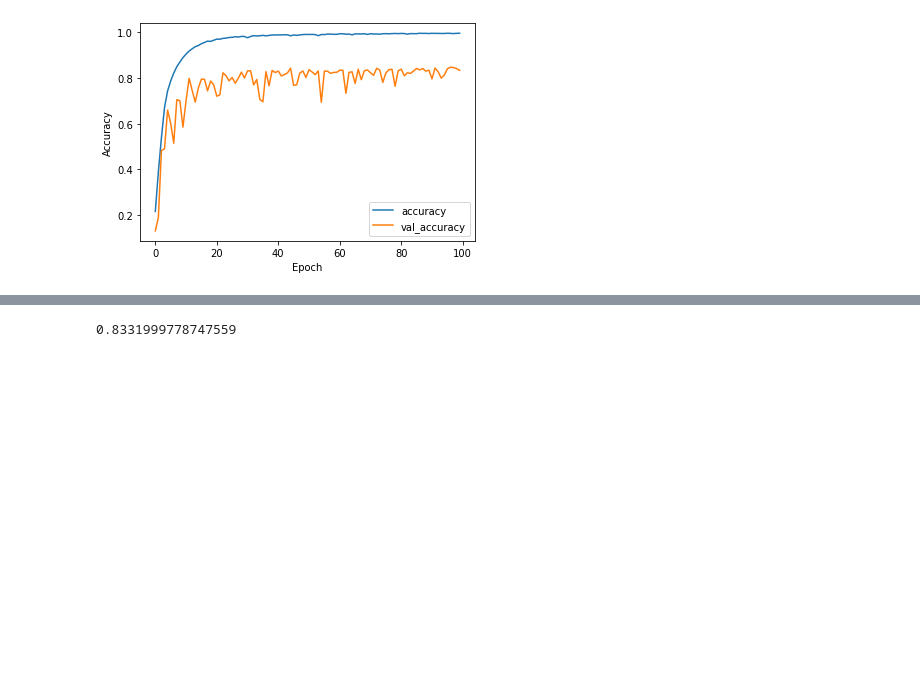
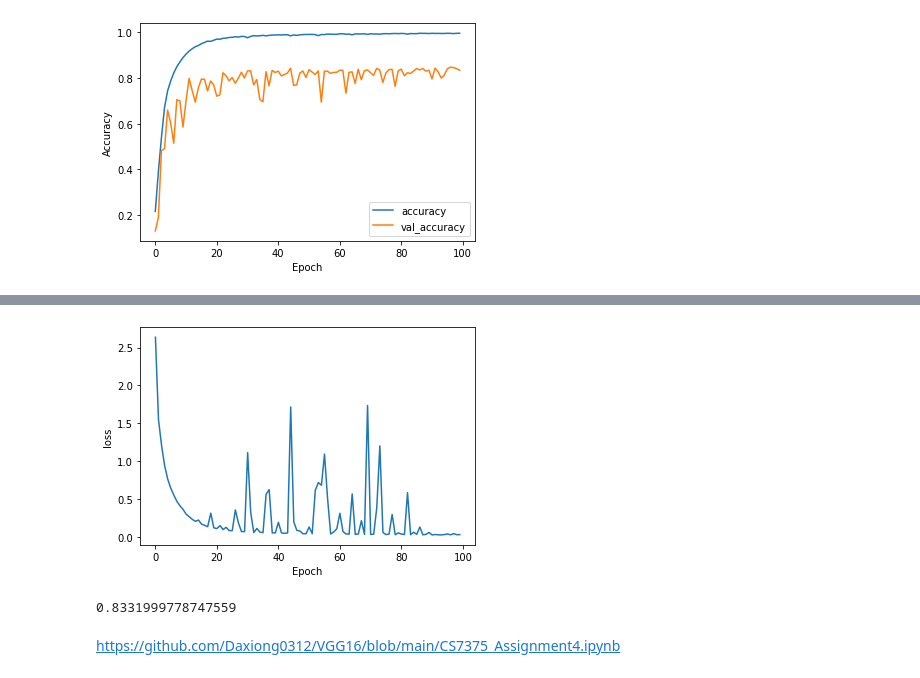
Before and after one commit to Daxiong0312/VGG16, a Jupyter notebook: CS7375_Assignment4.ipynb, the cells around one changed output, grey strips where cells are left out. Saved outputs shown, nothing was run; the diff lists cells and outputs as text; code cells hidden in the pictures; blank space fills up the shorter version.

```diff
--- a/CS7375_Assignment4.ipynb
+++ b/CS7375_Assignment4.ipynb
@@ -147,3 +147,9 @@ test_loss, test_acc = model.evaluate(test_images, test_labels, verbose=2)
 # %% [output]
 313/313 - 2s - loss: 2.5809 - accuracy: 0.8332 - 2s/epoch - 8ms/step
 [figure]
+# %%
+plt.plot(history.history['loss'], label='loss')
+plt.xlabel('Epoch')
+plt.ylabel('loss')
+loss= model.evaluate(train_images, train_labels, verbose=2)
+# %% [output]
@@ -150,4 +157,7 @@ test_loss, test_acc = model.evaluate(test_images, test_labels, verbose=2)
+[figure, added]
 # %%
 print(test_acc)
 # %% [output]
 0.8331999778747559
+# %% [markdown]
+https://github.com/Daxiong0312/VGG16/blob/main/CS7375_Assignment4.ipynb
```
Also changed, not shown: parts of 1 cell of this notebook.
